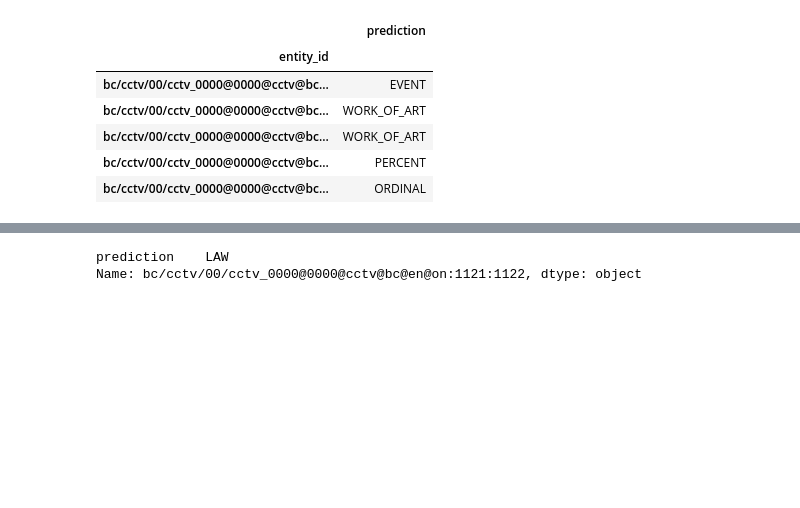
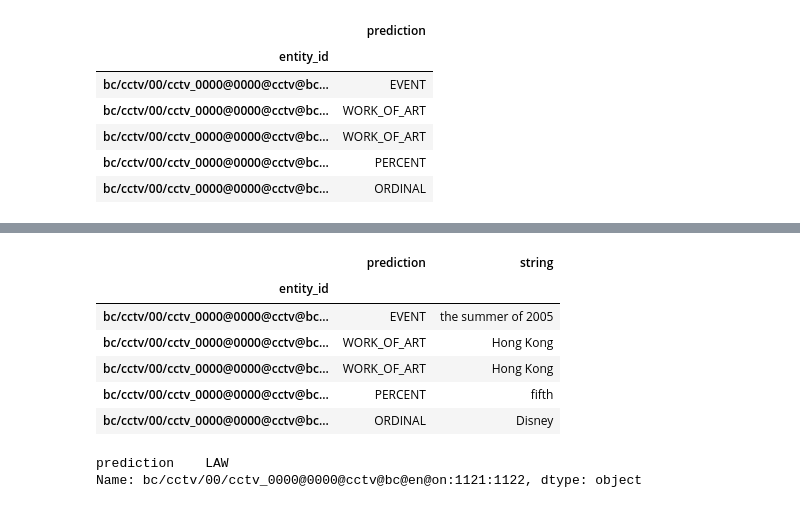
Before and after one commit to danrasband/w266-final-project, a Jupyter notebook: ontonotes_graphing/ModelEvaluation.ipynb, the cells around one changed output, grey strips where cells are left out. Saved outputs shown, nothing was run; the diff lists cells and outputs as text; code cells hidden in the pictures; blank space fills up the shorter version.

```diff
--- a/ontonotes_graphing/ModelEvaluation.ipynb
+++ b/ontonotes_graphing/ModelEvaluation.ipynb
@@ -34,3 +34,6 @@ Y_pred.head()
 | bc/cctv/00/cctv_0000@0000@cctv@bc... | WORK_OF_ART |
 | bc/cctv/00/cctv_0000@0000@cctv@bc... | PERCENT |
 | bc/cctv/00/cctv_0000@0000@cctv@bc... | ORDINAL |
+# %%
+documents = data_helper.get_documents()
+documents.head()
@@ -37,3 +48,23 @@ Y_pred.head()
+# %%
+def find_string_in_document(entity_id):
+    document_id, start_index, end_index = entity_id.split(':')
+    start_index = int(start_index)
+    end_index = int(end_index)
+    document = documents.loc[document_id]
+    words = document.document.split(' ')
+    return ' '.join(words[start_index:end_index+1])
+
+Y_pred['string'] = [find_string_in_document(entity_id) for entity_id, _ in Y_pred.iterrows()]
+# %%
+Y_pred.head()
+# %% [output]
+|  | prediction | string |
+| entity_id |  |  |
+| bc/cctv/00/cctv_0000@0000@cctv@bc... | EVENT | the summer of 2005 |
+| bc/cctv/00/cctv_0000@0000@cctv@bc... | WORK_OF_ART | Hong Kong |
+| bc/cctv/00/cctv_0000@0000@cctv@bc... | WORK_OF_ART | Hong Kong |
+| bc/cctv/00/cctv_0000@0000@cctv@bc... | PERCENT | fifth |
+| bc/cctv/00/cctv_0000@0000@cctv@bc... | ORDINAL | Disney |
 # %%
 Y_pred.iloc[100]
 # %% [output]
```
Also changed, not shown: parts of 2 cells of this notebook.
